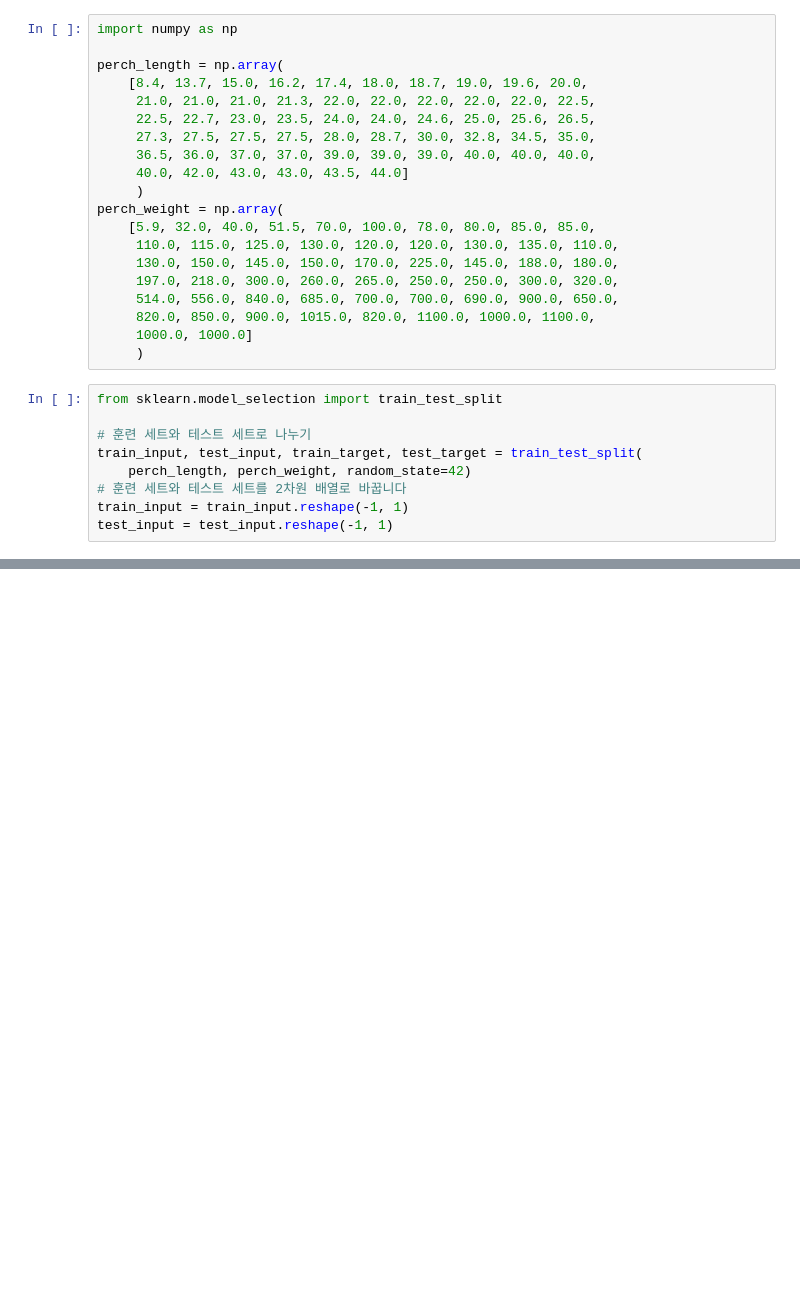
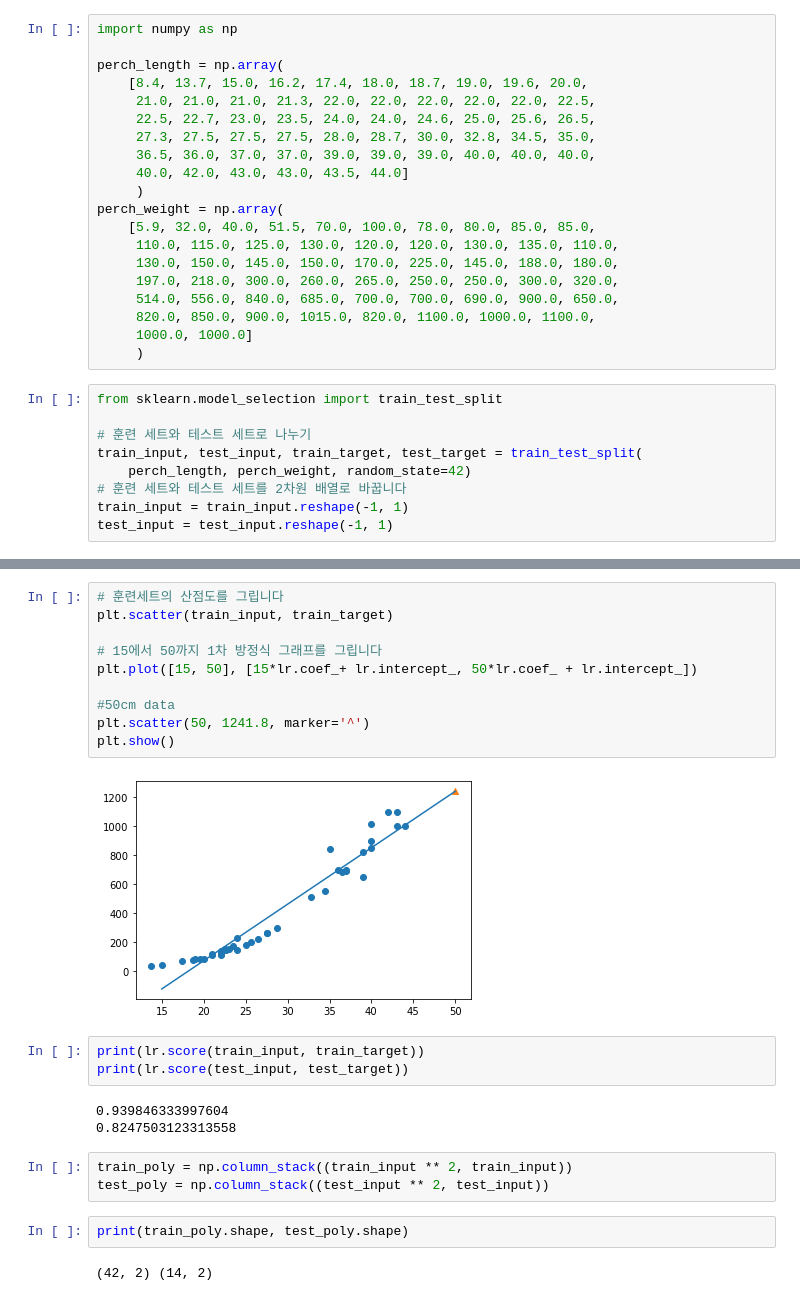
Before and after one commit to minecode0606/Python-Machine-Learning-Study, a Jupyter notebook: SelfStudyMachineLearming/chap3/linear regression.ipynb, the cells around one changed output, grey strips where cells are left out. Drawn from its saved outputs; the diff is of its cells as text; blank space fills up the shorter version.

```diff
--- a/SelfStudyMachineLearming/chap3/linear regression.ipynb
+++ b/SelfStudyMachineLearming/chap3/linear regression.ipynb
@@ -33,0 +99,25 @@ from sklearn.neighbors import KNeighborsRegressor
+# %%
+# 훈련세트의 산점도를 그립니다
+plt.scatter(train_input, train_target)
+
+# 15에서 50까지 1차 방정식 그래프를 그립니다
+plt.plot([15, 50], [15*lr.coef_+ lr.intercept_, 50*lr.coef_ + lr.intercept_])
+
+#50cm data
+plt.scatter(50, 1241.8, marker='^')
+plt.show()
+# %% [output]
+[figure, added]
+# %%
+print(lr.score(train_input, train_target))
+print(lr.score(test_input, test_target))
+# %% [output]
+0.939846333997604
+0.8247503123313558
+# %%
+train_poly = np.column_stack((train_input ** 2, train_input))
+test_poly = np.column_stack((test_input ** 2, test_input))
+# %%
+print(train_poly.shape, test_poly.shape)
+# %% [output]
+(42, 2) (14, 2)
```
Also changed, not shown: parts of 13 cells of this notebook.
